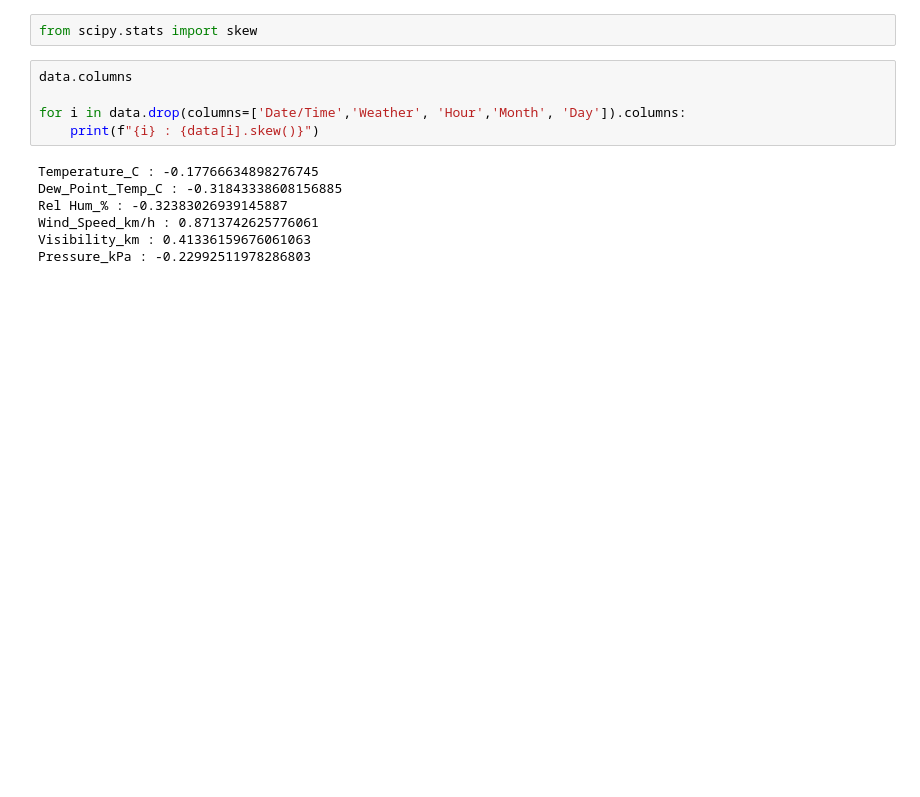
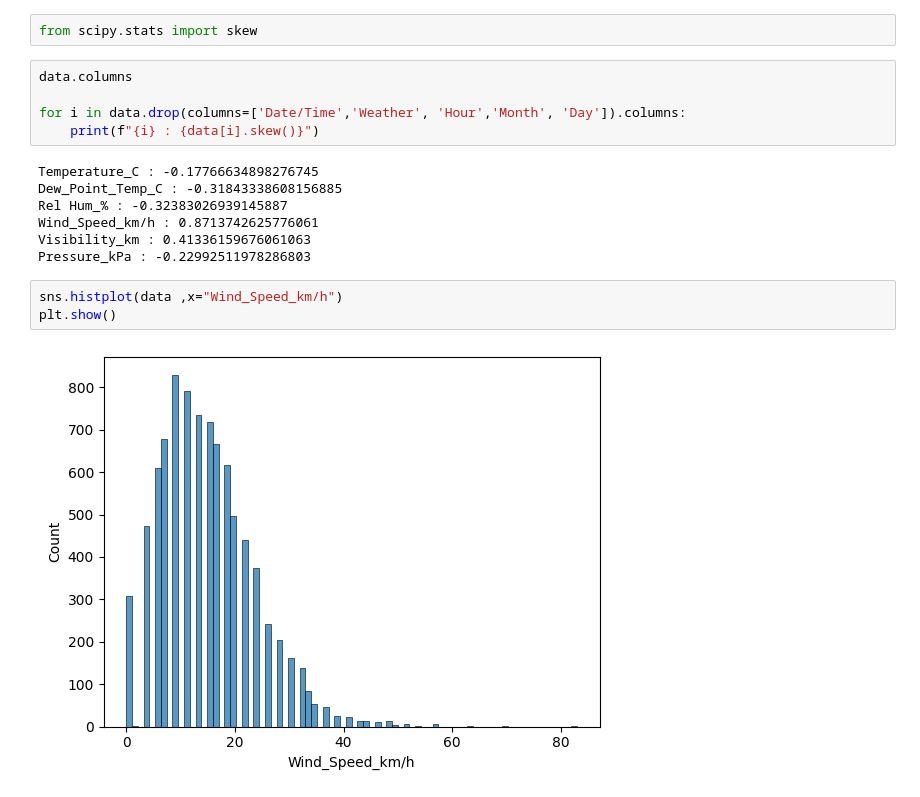
Before and after one commit to trailokya-world/Weather-Data-Analysis, a Jupyter notebook: ML Extention/Data Cleaning and Preprocessing.ipynb, the cells around one changed output. Saved outputs shown, nothing was run; the diff lists cells and outputs as text; blank space fills up the shorter version.

```diff
--- a/ML Extention/Data Cleaning and Preprocessing.ipynb
+++ b/ML Extention/Data Cleaning and Preprocessing.ipynb
@@ -98,3 +98,8 @@ Rel Hum_% : -0.32383026939145887
 Wind_Speed_km/h : 0.8713742625776061
 Visibility_km : 0.41336159676061063
 Pressure_kPa : -0.22992511978286803
+# %%
+sns.histplot(data ,x="Wind_Speed_km/h")
+plt.show()
+# %% [output]
+[figure, added]
```
Also changed, not shown: parts of 2 cells of this notebook.
